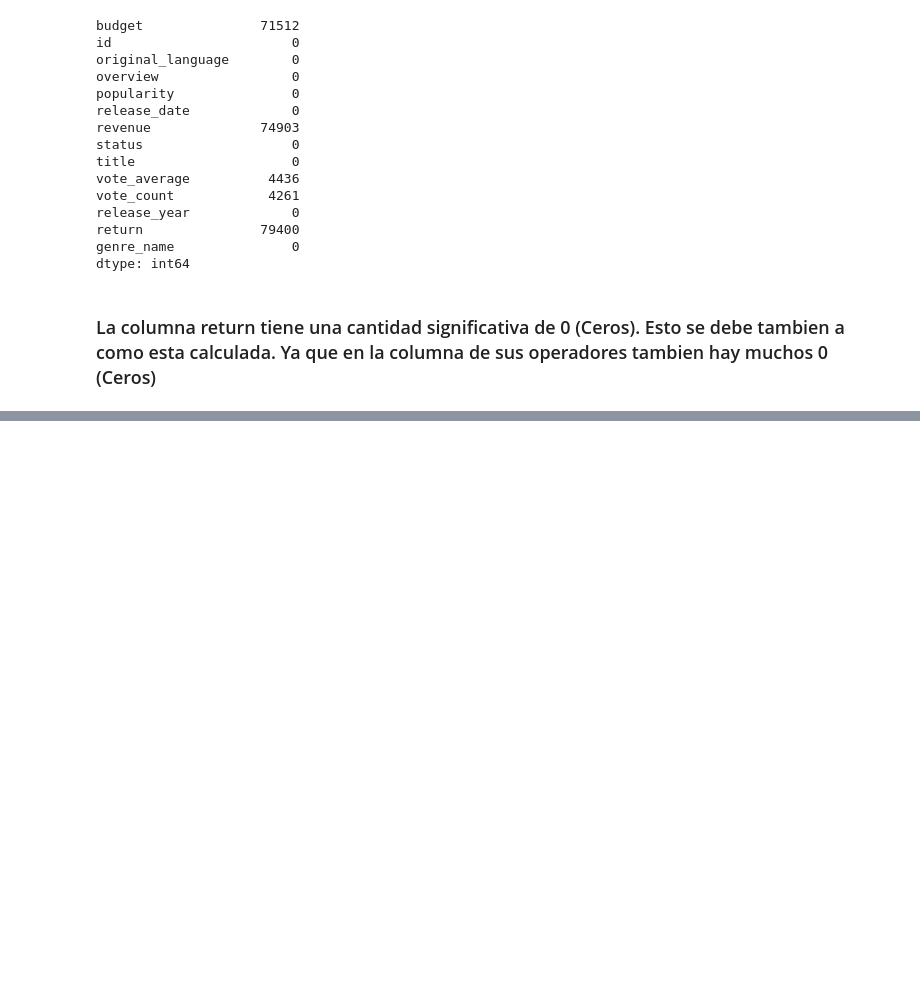
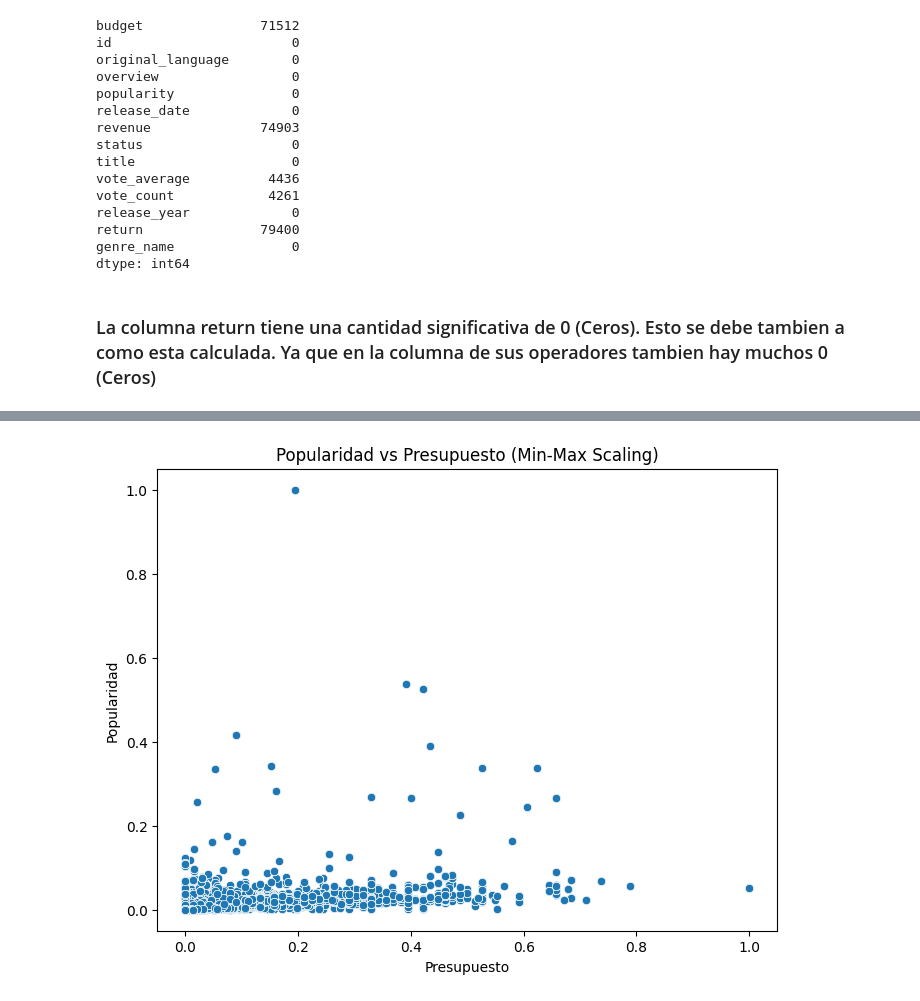
Before and after one commit to lucho28/sistemreco_api, a Jupyter notebook: Notebook/EDA.ipynb, the cells around one changed output, grey strips where cells are left out. Cells and saved outputs as stored; diff of their text form; code cells hidden in the pictures; blank space fills up the shorter version.

```diff
--- a/Notebook/EDA.ipynb
+++ b/Notebook/EDA.ipynb
@@ -76,0 +147,10 @@ dtype: int64
+# %%
+# 2. Gráfico de dispersión después de Min-Max Scaling
+plt.figure(figsize=(8, 6))
+sns.scatterplot(x='budget', y='popularity', data=data_movies_escalado)
+plt.title('Popularidad vs Presupuesto (Min-Max Scaling)')
+plt.xlabel('Presupuesto')
+plt.ylabel('Popularidad')
+plt.show()
+# %% [output]
+[figure, added]
```
Also changed, not shown: parts of 22 cells of this notebook, 3 other files.
